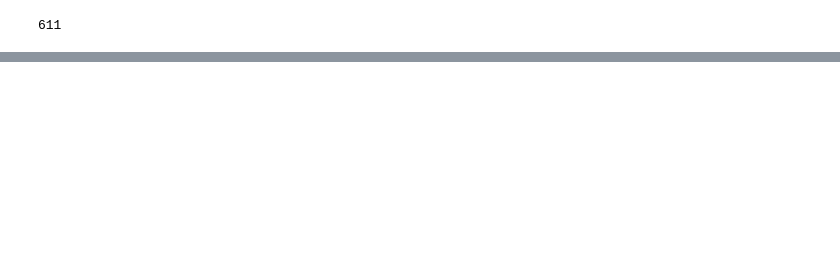
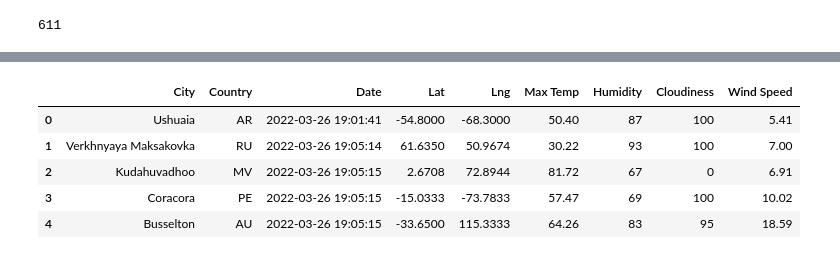
Before and after one commit to rmward17/World_Weather_Analysis, a Jupyter notebook: WeatherPy.ipynb, the cells around one changed output, grey strips where cells are left out. Cells and saved outputs as stored; diff of their text form; code cells hidden in the pictures; blank space fills up the shorter version.

```diff
--- a/WeatherPy.ipynb
+++ b/WeatherPy.ipynb
@@ -36,0 +147,11 @@ len(cities)
+# %%
+new_column_order = ["City","Country","Date","Lat","Lng","Max Temp","Humidity","Cloudiness","Wind Speed"]
+city_data_df = city_data_df[new_column_order]
+city_data_df.head()
+# %% [output]
+|  | City | Country | Date | Lat | Lng | Max Temp | Humidity | Cloudiness | Wind Speed |
+| 0 | Ushuaia | AR | 2022-03-26 19:01:41 | -54.8000 | -68.3000 | 50.40 | 87 | 100 | 5.41 |
+| 1 | Verkhnyaya Maksakovka | RU | 2022-03-26 19:05:14 | 61.6350 | 50.9674 | 30.22 | 93 | 100 | 7.00 |
+| 2 | Kudahuvadhoo | MV | 2022-03-26 19:05:15 | 2.6708 | 72.8944 | 81.72 | 67 | 0 | 6.91 |
+| 3 | Coracora | PE | 2022-03-26 19:05:15 | -15.0333 | -73.7833 | 57.47 | 69 | 100 | 10.02 |
+| 4 | Busselton | AU | 2022-03-26 19:05:15 | -33.6500 | 115.3333 | 64.26 | 83 | 95 | 18.59 |
```
Also changed, not shown: parts of 8 cells of this notebook, 4 other files.
